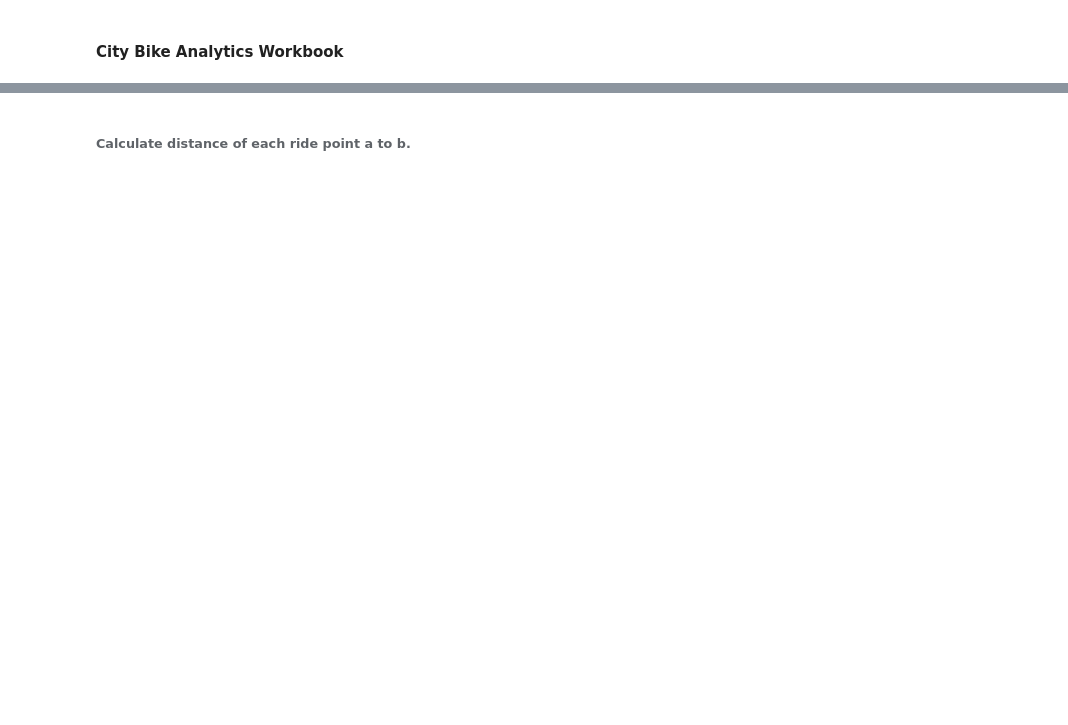
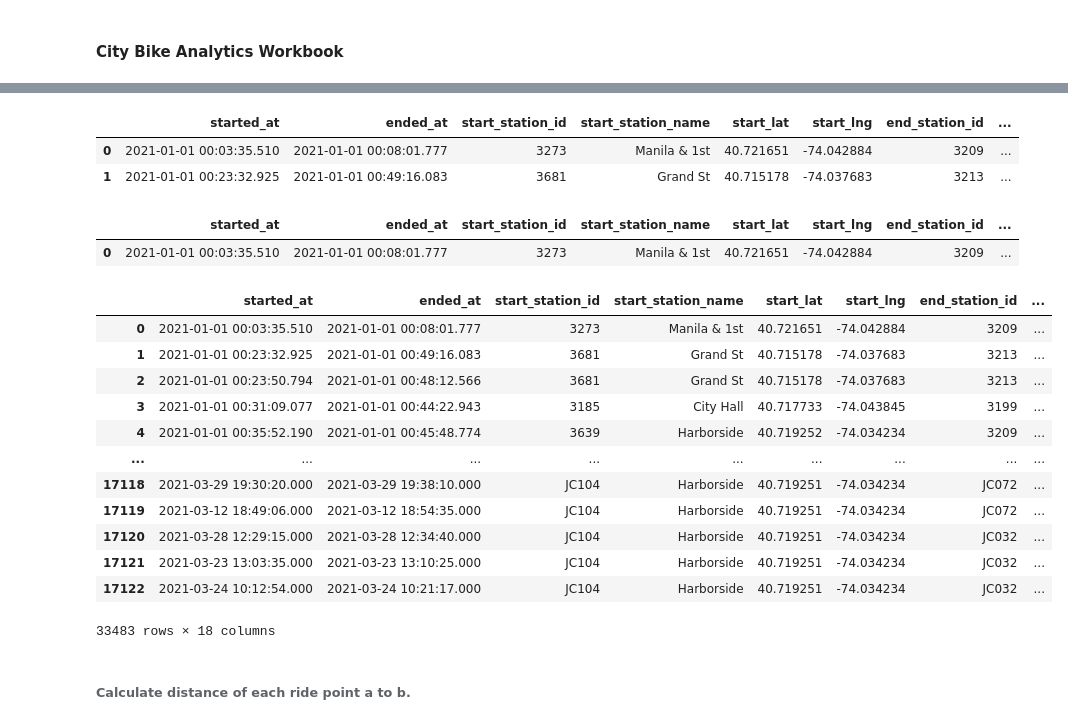
Before and after one commit to speedracer05/Tableau-CitiBike-Visualization, a Jupyter notebook: CityBike_transform_data.ipynb, the cells around one changed output, grey strips where cells are left out. Saved outputs shown, nothing was run; the diff lists cells and outputs as text; code cells hidden in the pictures; blank space fills up the shorter version.

Commit message:
removed NULL values from end_lat, end_lng, added images for Tableau

```diff
--- a/CityBike_transform_data.ipynb
+++ b/CityBike_transform_data.ipynb
@@ -75,14 +84,40 @@ merge_df = merge_df.astype({"start_date": str})
 
 # break out month
 merge_df['trip_month'] = merge_df.start_date.str.split("-", expand=True)[1]
+# %%
+merge_df['end_time'] = pd.to_datetime(merge_df['start_time'], errors='coerce')
+merge_df['start_time'] = pd.to_datetime(merge_df['start_time'], errors='coerce')
 # %%
 # calculated travel time between bike stations
-merge_df['travel_time (min)'] = merge_df['ended_at'].dt.minute - merge_df['started_at'].dt.minute
+merge_df['travel_time (min)'] = merge_df['end_time'].dt.minute - merge_df['start_time'].dt.minute
 
 merge_df.head(2)
+# %% [output]
+|  | started_at | ended_at | start_station_id | start_station_name | start_lat | start_lng | end_station_id | ... |
+| 0 | 2021-01-01 00:03:35.510 | 2021-01-01 00:08:01.777 | 3273 | Manila & 1st | 40.721651 | -74.042884 | 3209 | ... |
+| 1 | 2021-01-01 00:23:32.925 | 2021-01-01 00:49:16.083 | 3681 | Grand St | 40.715178 | -74.037683 | 3213 | ... |
 # %%
 merge_df["trip_month"].replace({"01": "January", "02": "February", "03": "March"}, inplace=True)
 merge_df.head(1)
+# %% [output]
+|  | started_at | ended_at | start_station_id | start_station_name | start_lat | start_lng | end_station_id | ... |
+| 0 | 2021-01-01 00:03:35.510 | 2021-01-01 00:08:01.777 | 3273 | Manila & 1st | 40.721651 | -74.042884 | 3209 | ... |
+# %%
+merge_df.dropna(subset=['end_lat', 'end_lng'])
+# %% [output]
+|  | started_at | ended_at | start_station_id | start_station_name | start_lat | start_lng | end_station_id | ... |
+| 0 | 2021-01-01 00:03:35.510 | 2021-01-01 00:08:01.777 | 3273 | Manila & 1st | 40.721651 | -74.042884 | 3209 | ... |
+| 1 | 2021-01-01 00:23:32.925 | 2021-01-01 00:49:16.083 | 3681 | Grand St | 40.715178 | -74.037683 | 3213 | ... |
+| 2 | 2021-01-01 00:23:50.794 | 2021-01-01 00:48:12.566 | 3681 | Grand St | 40.715178 | -74.037683 | 3213 | ... |
+| 3 | 2021-01-01 00:31:09.077 | 2021-01-01 00:44:22.943 | 3185 | City Hall | 40.717733 | -74.043845 | 3199 | ... |
+| 4 | 2021-01-01 00:35:52.190 | 2021-01-01 00:45:48.774 | 3639 | Harborside | 40.719252 | -74.034234 | 3209 | ... |
+| ... | ... | ... | ... | ... | ... | ... | ... | ... |
+| 17118 | 2021-03-29 19:30:20.000 | 2021-03-29 19:38:10.000 | JC104 | Harborside | 40.719251 | -74.034234 | JC072 | ... |
+| 17119 | 2021-03-12 18:49:06.000 | 2021-03-12 18:54:35.000 | JC104 | Harborside | 40.719251 | -74.034234 | JC072 | ... |
+| 17120 | 2021-03-28 12:29:15.000 | 2021-03-28 12:34:40.000 | JC104 | Harborside | 40.719251 | -74.034234 | JC032 | ... |
+| 17121 | 2021-03-23 13:03:35.000 | 2021-03-23 13:10:25.000 | JC104 | Harborside | 40.719251 | -74.034234 | JC032 | ... |
+| 17122 | 2021-03-24 10:12:54.000 | 2021-03-24 10:21:17.000 | JC104 | Harborside | 40.719251 | -74.034234 | JC032 | ... |
+33483 rows × 18 columns
 # %% [markdown]
 ###### Calculate distance of each ride point a to b.
 # %%
```
Also changed, not shown: parts of 4 cells of this notebook, 4 other files.
